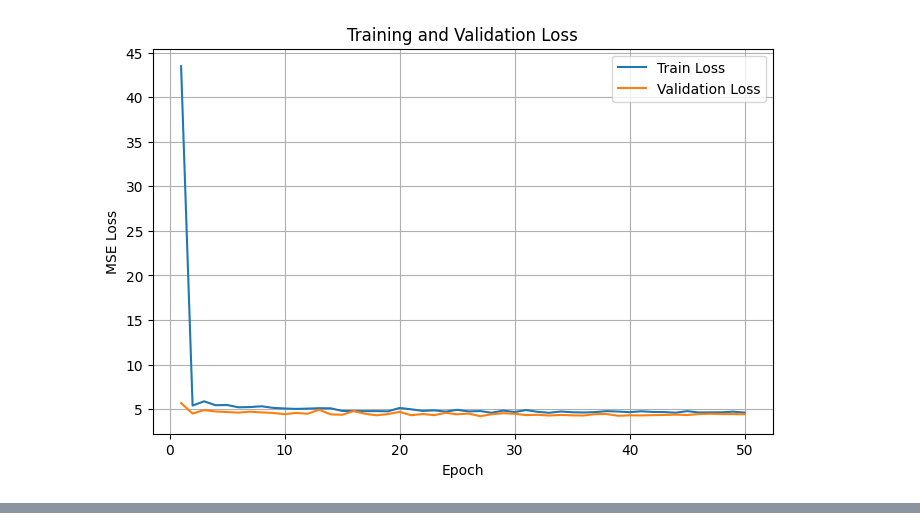
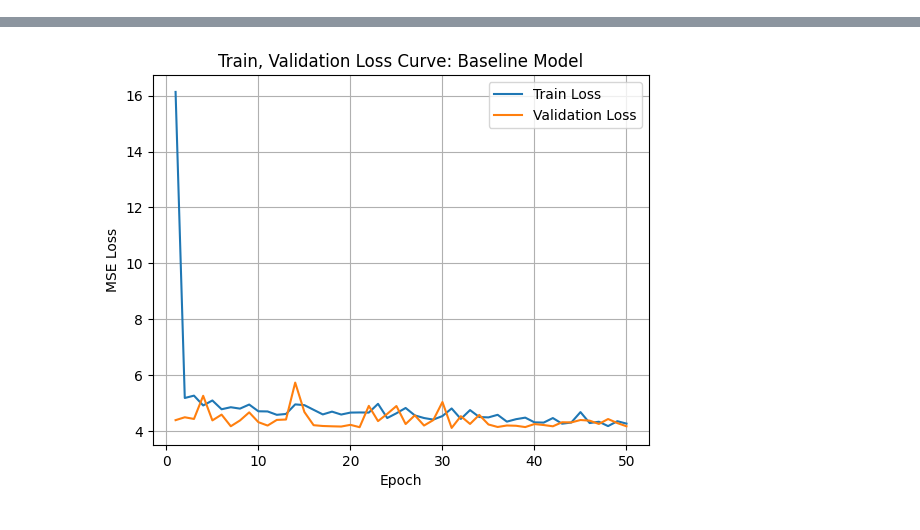
Before and after one commit to mikolajhilgert/deep-learning, a Jupyter notebook: code.ipynb, the cells around one changed output, grey strips where cells are left out. Drawn from its saved outputs; the diff is of its cells as text; code cells hidden in the pictures.

```diff
--- a/code.ipynb
+++ b/code.ipynb
@@ -82,18 +117,18 @@ class BaselineMLP(nn.Module):
     def __init__(self, input_dim=10):
         super().__init__()
         self.fc = nn.Sequential(
-            nn.Linear(input_dim, 32),
+            nn.Linear(input_dim, 64),
             nn.ReLU(),
-            nn.Linear(32, 16),
+            nn.Linear(64, 32),
             nn.ReLU(),
-            nn.Linear(16, 1)  # Regression output
+            nn.Linear(32, 1)  # Regression output
         )
 
     def forward(self, x):
         return self.fc(x)
 
 class MyMLP(nn.Module):
-    def __init__(self, input_dim=10, dropout_prob=0.2):
+    def __init__(self, input_dim=10, dropout_prob=0.25):
         super().__init__()
         self.fc = nn.Sequential(
             nn.Linear(input_dim, 64),
@@ -103,10 +138,8 @@ class MyMLP(nn.Module):
             nn.Linear(64, 32),
             nn.BatchNorm1d(32),
             nn.ReLU(),
-            nn.Linear(32, 16),
-            nn.BatchNorm1d(16),
-            nn.ReLU(),
-            nn.Linear(16, 1)  # Regression output
+            nn.Dropout(p=dropout_prob),
+            nn.Linear(32, 1)
         )
 
     def forward(self, x):
@@ -212,13 +226,24 @@ Epoch 50/50 -- Train Loss: 4.6126 | Val Loss: 4.4252
-# %%
-# Plot training and validation loss curves
-plt.figure(figsize=(8,5))
-plt.plot(range(1, epochs+1), train_losses, label='Train Loss')
-plt.plot(range(1, epochs+1), val_losses, label='Validation Loss')
-plt.xlabel('Epoch')
-plt.ylabel('MSE Loss')
-plt.title('Training and Validation Loss')
-plt.legend()
-plt.grid()
-plt.show()
-# %% [output]
-[figure, removed]
+# %%
+def plot_loss_curves(train_losses, val_losses, model_name=""):
+    if ONLY_INFERENCE:
+        return
+    plt.plot(range(1, len(train_losses)+1), train_losses, label="Train Loss")
+    plt.plot(range(1, len(val_losses)+1), val_losses, label="Validation Loss")
+    plt.xlabel("Epoch")
+    plt.ylabel("MSE Loss")
+    plt.title("Train, Validation Loss Curve: " + model_name)
+    plt.legend()
+    plt.grid()
+    plt.show()
+# %%
+# Set up training parameters
+device = torch.device("cuda" if torch.cuda.is_available() else "cpu")
+criterion = nn.MSELoss()
+optimizer = optim.Adam(model.parameters(), lr=1e-2)
+optimizer_baseline = optim.Adam(baseline.parameters(), lr=1e-2)
+epochs = 50
+# %%
+# Train the baseline model
+baseline_train_losses, baseline_val_losses = train_model(baseline, criterion, optimizer_baseline, train_loader, val_loader, epochs, device)
+plot_loss_curves(baseline_train_losses, baseline_val_losses, "Baseline Model")
+# %% [output]
@@ -224,0 +267 @@ plt.show()
+[figure, added]
```
Also changed, not shown: parts of 18 cells of this notebook, 3 other files.
